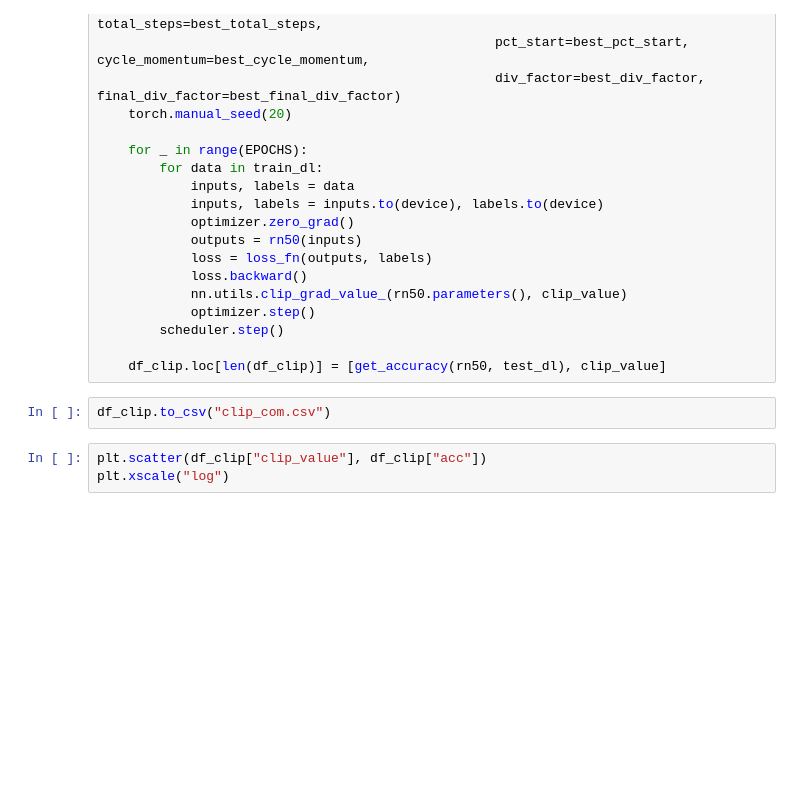
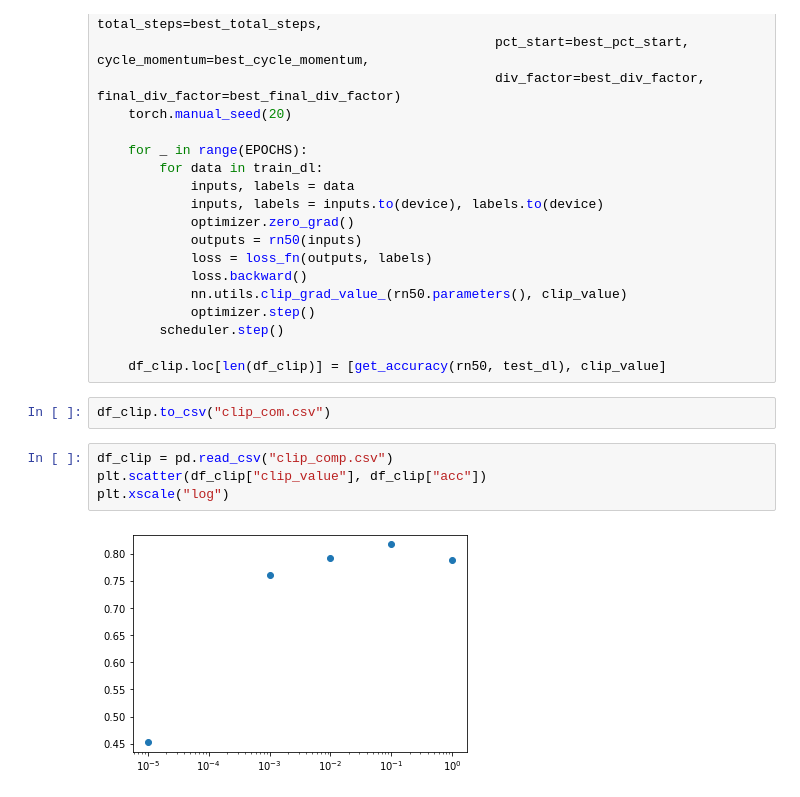
Before and after one commit to GiuseppeGalilei/MLDLproject, a Jupyter notebook: centralized-upper-bound/centralized.ipynb, the cells around one changed output. Drawn from its saved outputs; the diff is of its cells as text; blank space fills up the shorter version.

```diff
--- a/centralized-upper-bound/centralized.ipynb
+++ b/centralized-upper-bound/centralized.ipynb
@@ -283,5 +283,8 @@ for clip_value in tqdm([1, 1e-1, 1e-3, 1e-5]):
 # %%
 df_clip.to_csv("clip_com.csv")
 # %%
+df_clip = pd.read_csv("clip_comp.csv")
 plt.scatter(df_clip["clip_value"], df_clip["acc"])
 plt.xscale("log")
+# %% [output]
+[figure, added]
```
Also changed, not shown: 1 other file.
